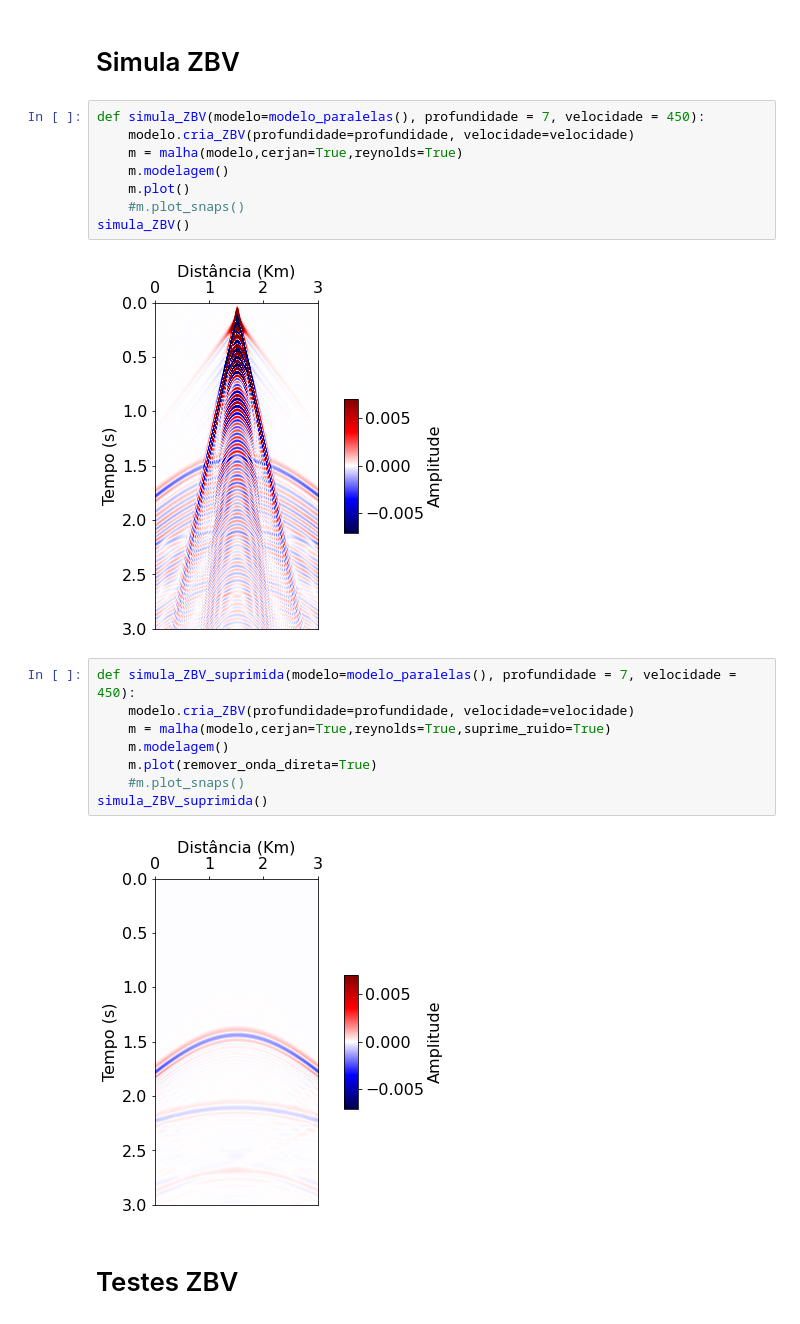
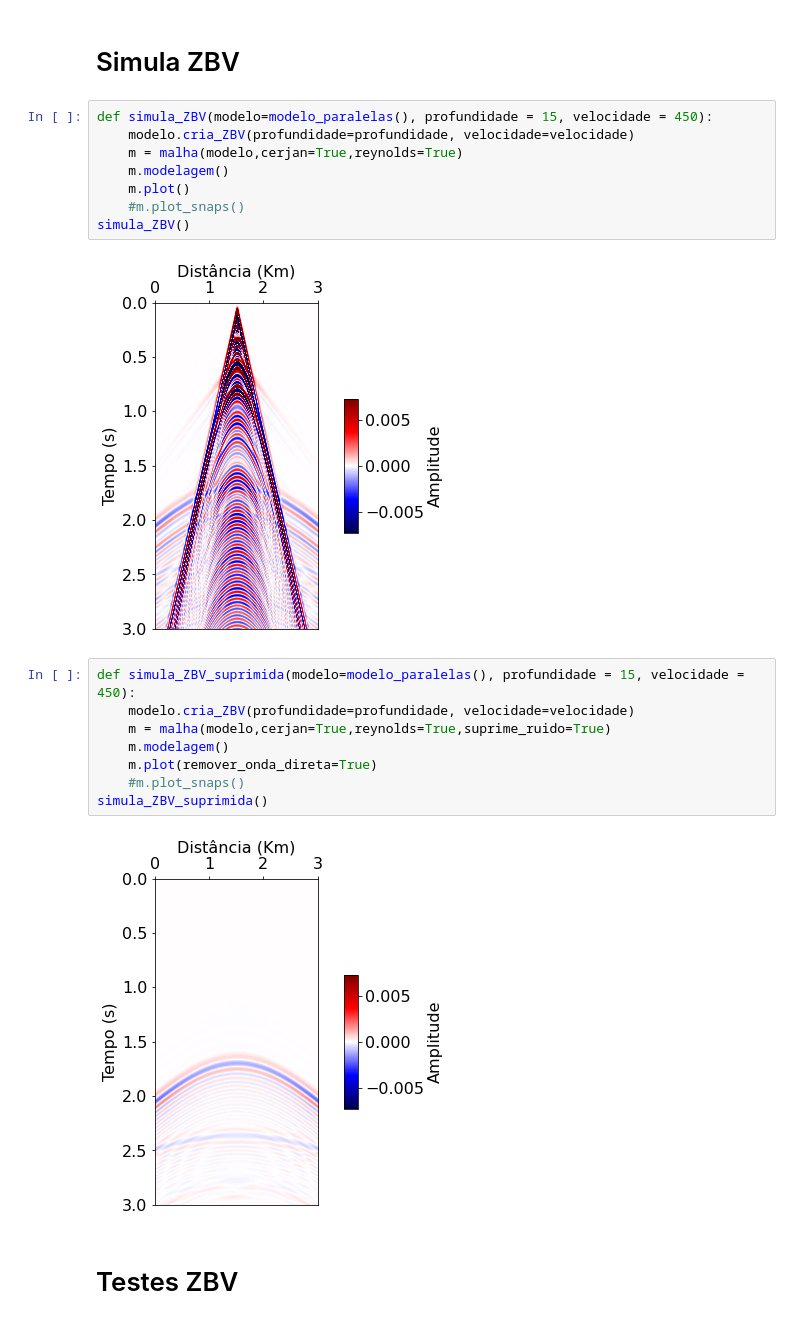
Before and after one commit to thiago-carneiro/mestrado, a Jupyter notebook: procSinais/modelagem.ipynb, the cells around one changed output. Drawn from its saved outputs; the diff is of its cells as text.

```diff
--- a/procSinais/modelagem.ipynb
+++ b/procSinais/modelagem.ipynb
@@ -566,17 +606,17 @@ malha(modelo_bitmap(arquivo="modelo-simp.png").cria_bordas_cerjan(),fonte_sismic
 # %% [markdown]
 # Simula ZBV
 # %%
-def simula_ZBV(modelo=modelo_paralelas(), profundidade = 7, velocidade = 450):
+def simula_ZBV(modelo=modelo_paralelas(), profundidade = 15, velocidade = 450):
     modelo.cria_ZBV(profundidade=profundidade, velocidade=velocidade)
     m = malha(modelo,cerjan=True,reynolds=True)
     m.modelagem()
     m.plot()
     #m.plot_snaps()
 simula_ZBV()
 # %% [output]
-[figure, old version]
+[figure, new version]
 # %%
-def simula_ZBV_suprimida(modelo=modelo_paralelas(), profundidade = 7, velocidade = 450):
+def simula_ZBV_suprimida(modelo=modelo_paralelas(), profundidade = 15, velocidade = 450):
     modelo.cria_ZBV(profundidade=profundidade, velocidade=velocidade)
     m = malha(modelo,cerjan=True,reynolds=True,suprime_ruido=True)
     m.modelagem()
@@ -584,7 +624,7 @@ def simula_ZBV_suprimida(modelo=modelo_paralelas(), profundidade = 7, velocidade
     #m.plot_snaps()
 simula_ZBV_suprimida()
 # %% [output]
-[figure, old version]
+[figure, new version]
 # %% [markdown]
 # Testes ZBV
 # %%
```
Also changed, not shown: parts of 8 cells of this notebook.
